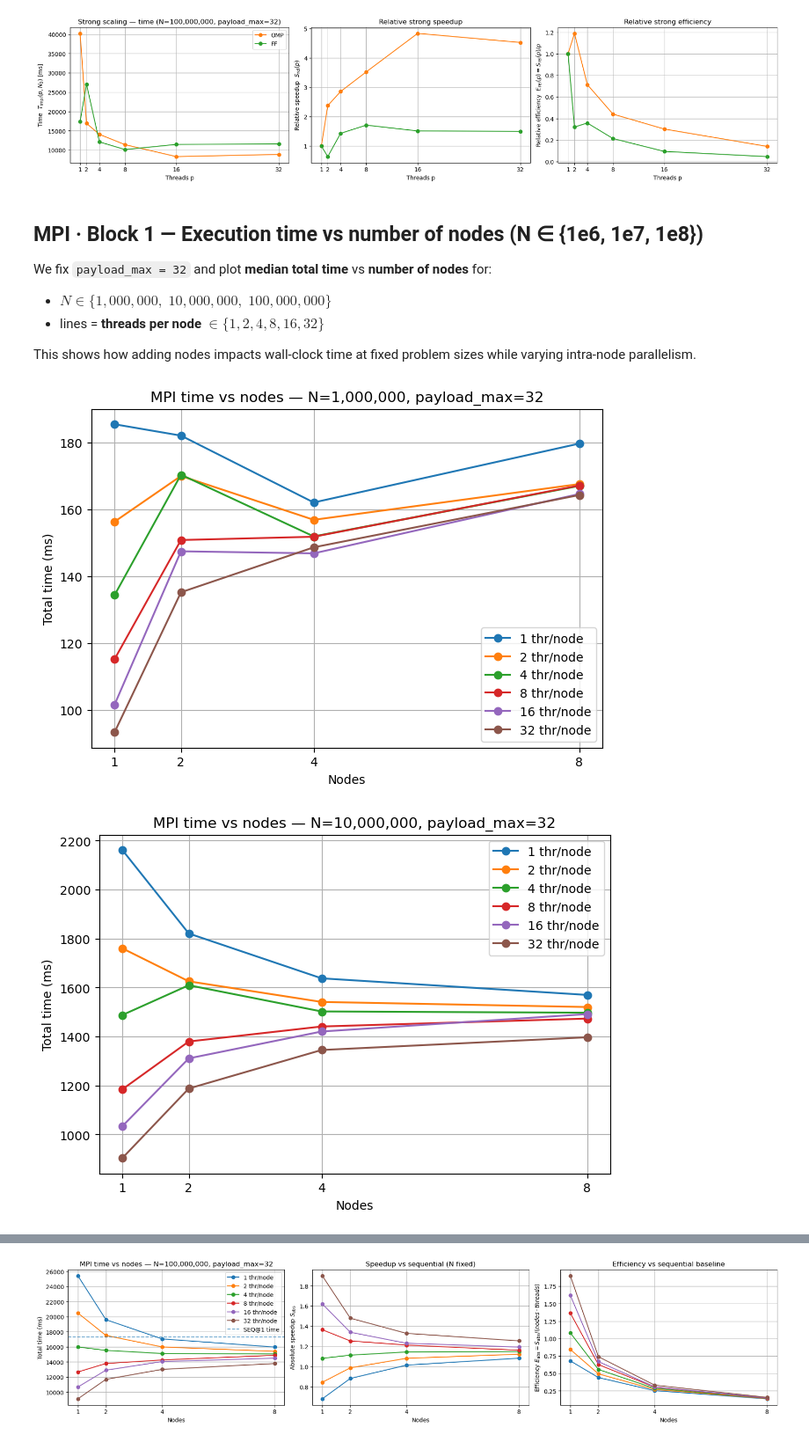
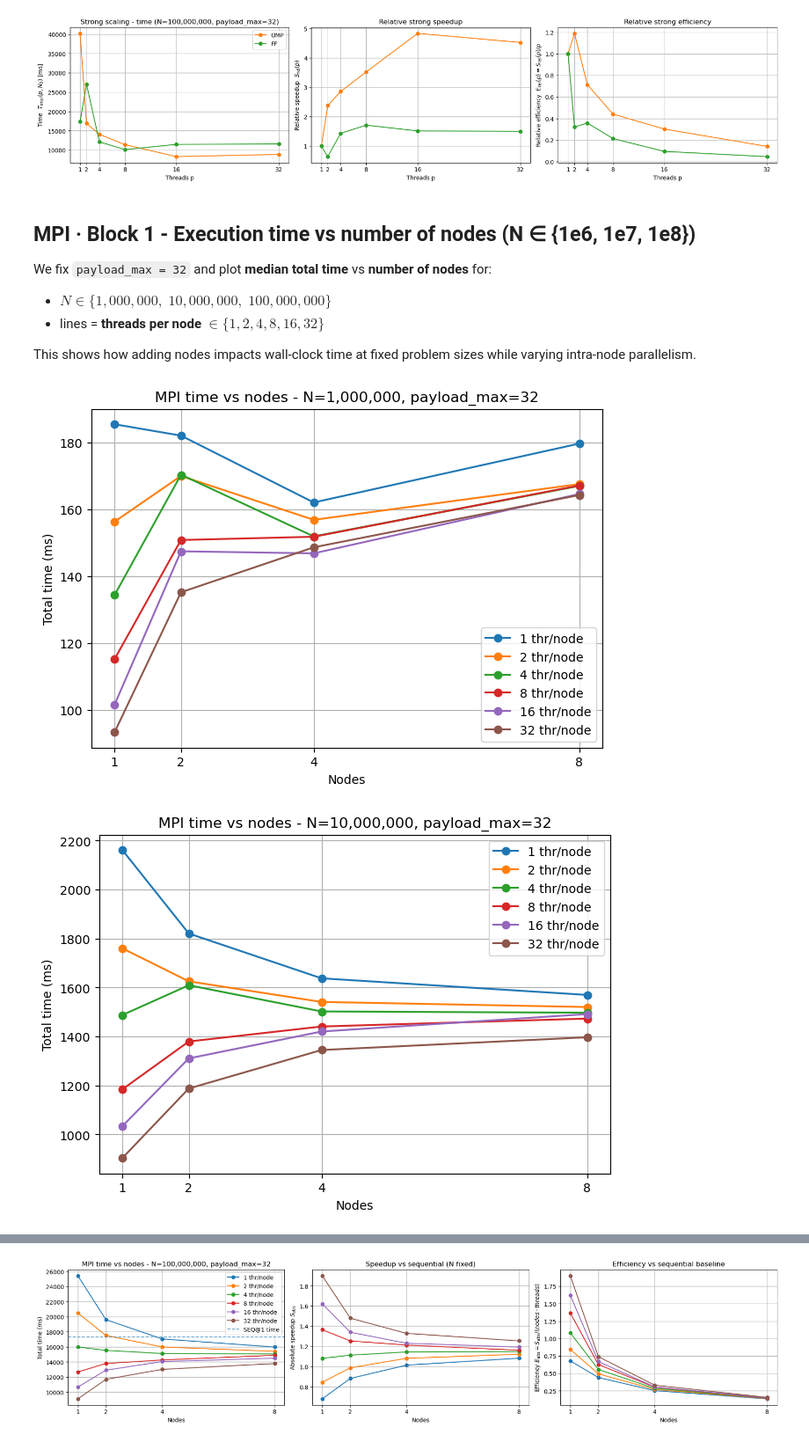
Before and after one commit to davide-marchi/Parallel-and-Distributed-Systems-Paradigms-and-Models, a Jupyter notebook: analysis/seq_omp_ff_composites.ipynb, the cells around one changed output, grey strips where cells are left out. Shown at 88% size. Drawn from its saved outputs; the diff is of its cells as text; code cells hidden in the pictures.

```diff
--- a/analysis/seq_omp_ff_composites.ipynb
+++ b/analysis/seq_omp_ff_composites.ipynb
@@ -577,7 +577,7 @@ plt.show()
 # %% [output]
 [figure]
 # %% [markdown]
-## MPI · Block 1 — Execution time vs number of nodes (N ∈ {1e6, 1e7, 1e8})
+## MPI · Block 1 - Execution time vs number of nodes (N ∈ {1e6, 1e7, 1e8})
 
 We fix `payload_max = 32` and plot **median total time** vs **number of nodes** for:
 
@@ -639,33 +639,33 @@ def agg_time(df):
               .agg(total_ms=("total_ms","median")))
 
 COLORS_TPN = {1:"tab:blue",2:"tab:orange",4:"tab:green",8:"tab:red",16:"tab:purple",32:"tab:brown"}
 
 # Make one plot per N
 for N in N_LIST:
     dfN = mpi[(mpi["records"] == N) & (mpi["payload_max"] == PAYLOAD_FIX)].copy()
     if dfN.empty:
         print(f"(info) No MPI data for N={N:,}, payload_max={PAYLOAD_FIX}")
         continue
     ag = agg_time(dfN)
 
     plt.figure(figsize=(7.5,5))
     for tpn in THREADS_PER_NODE_LIST:
         dfl = ag[ag["threads"] == tpn].sort_values("nodes")
         if dfl.empty:
             continue
         xs = [n for n in NODES_AXIS if n in dfl["nodes"].values]
         if not xs:
             continue
         ys = [dfl[dfl["nodes"]==x]["total_ms"].values[0] for x in xs]
         plt.plot(xs, ys, marker="o", label=f"{tpn} thr/node", color=COLORS_TPN.get(tpn))
 
     plt.xticks(NODES_AXIS)
     plt.xlabel("Nodes")
     plt.ylabel("Total time (ms)")
-    plt.title(f"MPI time vs nodes — N={N:,}, payload_max={PAYLOAD_FIX}")
+    plt.title(f"MPI time vs nodes - N={N:,}, payload_max={PAYLOAD_FIX}")
     plt.grid(True)
     plt.legend()
     plt.show()
 # %% [output]
-[figure, old version]
+[figure, new version]
-[figure, old version]
+[figure, new version]
```
Also changed, not shown: parts of 9 cells of this notebook.
